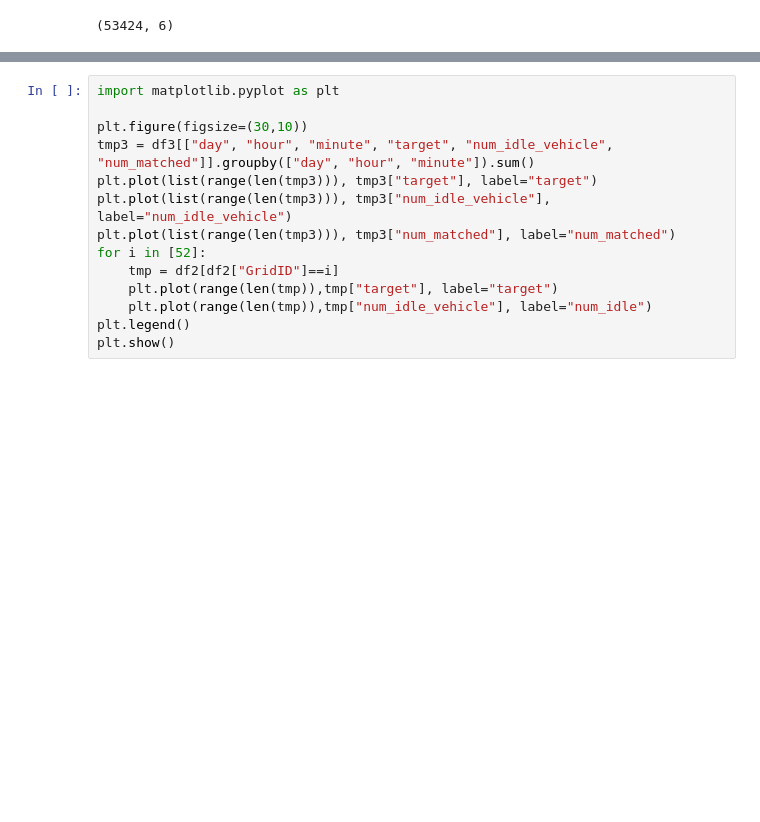
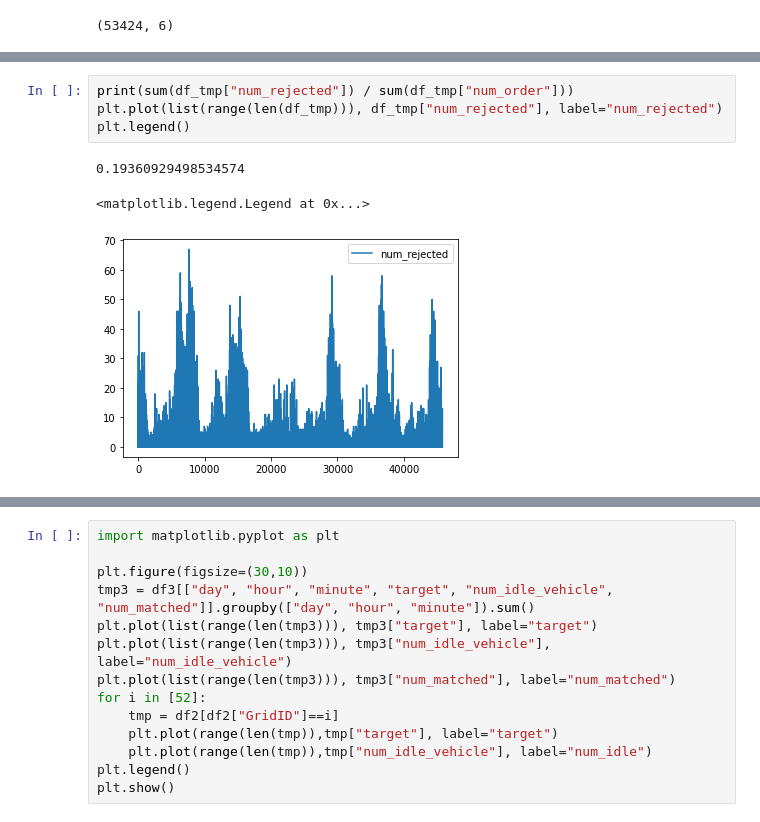
Before and after one commit to kex5n/Vehicles-Dispatch-Simulator, a Jupyter notebook: notebook/analize_test_data.ipynb, the cells around one changed output, grey strips where cells are left out. Saved outputs shown, nothing was run; the diff lists cells and outputs as text; blank space fills up the shorter version.

```diff
--- a/notebook/analize_test_data.ipynb
+++ b/notebook/analize_test_data.ipynb
@@ -65,3 +93,11 @@ plt.show()
+# %%
+print(sum(df_tmp["num_rejected"]) / sum(df_tmp["num_order"]))
+plt.plot(list(range(len(df_tmp))), df_tmp["num_rejected"], label="num_rejected")
+plt.legend()
+# %% [output]
+0.19360929498534574
+<matplotlib.legend.Legend at 0x...>
+[figure, added]
 # %%
 df_tmp = pd.read_csv("../outputs/tmp/match_check.csv")
 df3 = pd.merge(left=df2, right=df_tmp, on=["GridID", "day", "hour", "minute"])
```
Also changed, not shown: parts of 11 cells of this notebook, 7 other files.
